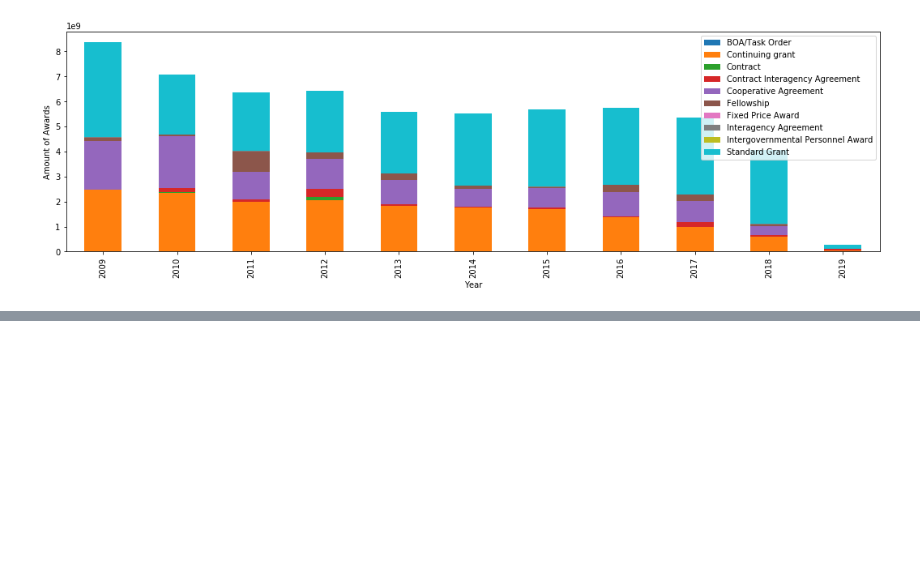
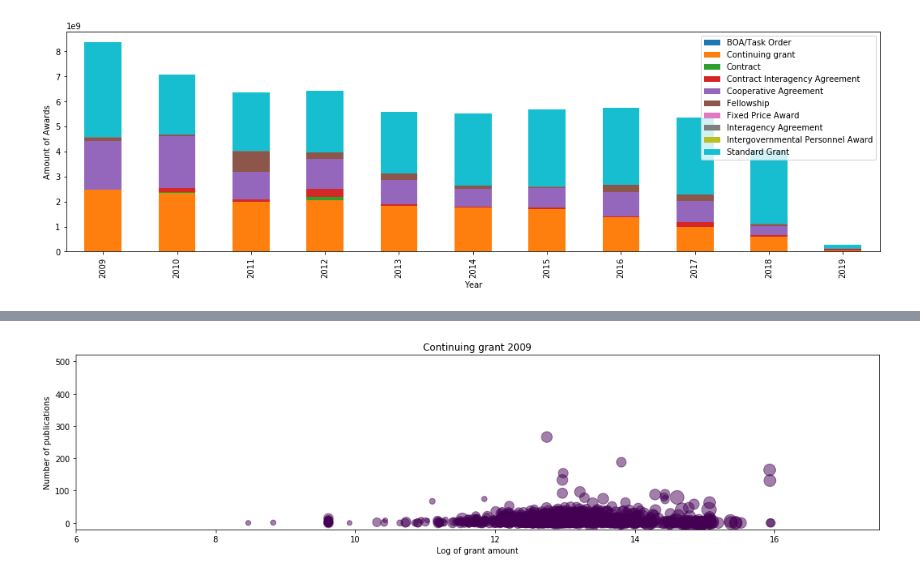
Before and after one commit to shinminjeong/citetrends, a Jupyter notebook: grantpub/nsf_grant_plot.ipynb, the cells around one changed output, grey strips where cells are left out. Cells and saved outputs as stored; diff of their text form; code cells hidden in the pictures; blank space fills up the shorter version.

```diff
--- a/grantpub/nsf_grant_plot.ipynb
+++ b/grantpub/nsf_grant_plot.ipynb
@@ -51,0 +82,4 @@ plt.show()
+# %%
+numpub_amount_plot(2009, ["Continuing grant"], xlim=[6,17.5], ylim=[-20,520])
+# %% [output]
+[figure, added]
```
Also changed, not shown: parts of 5 cells of this notebook, 2 other files.
